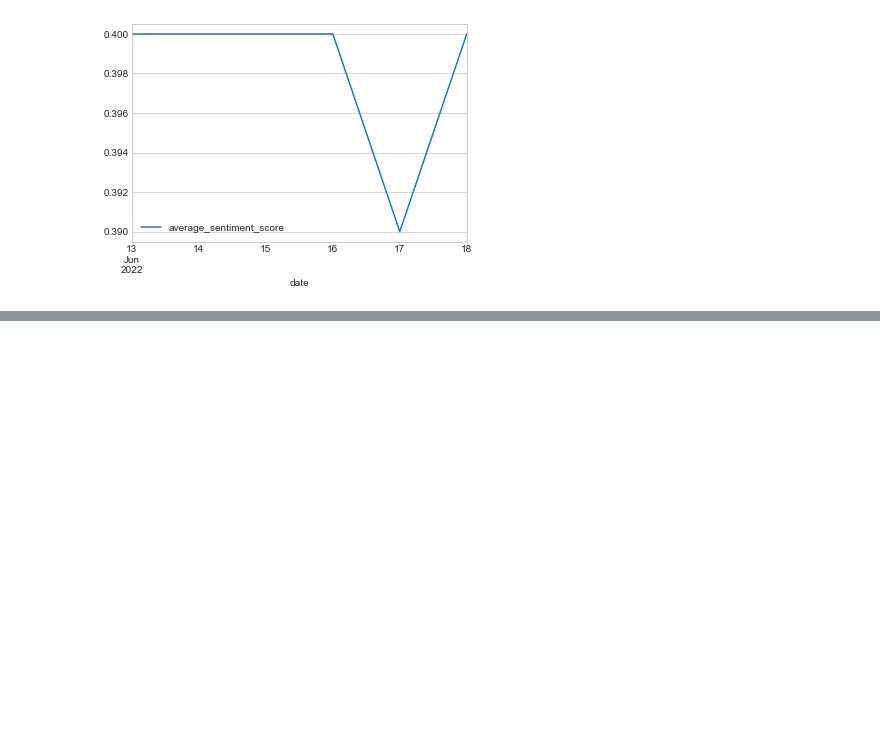
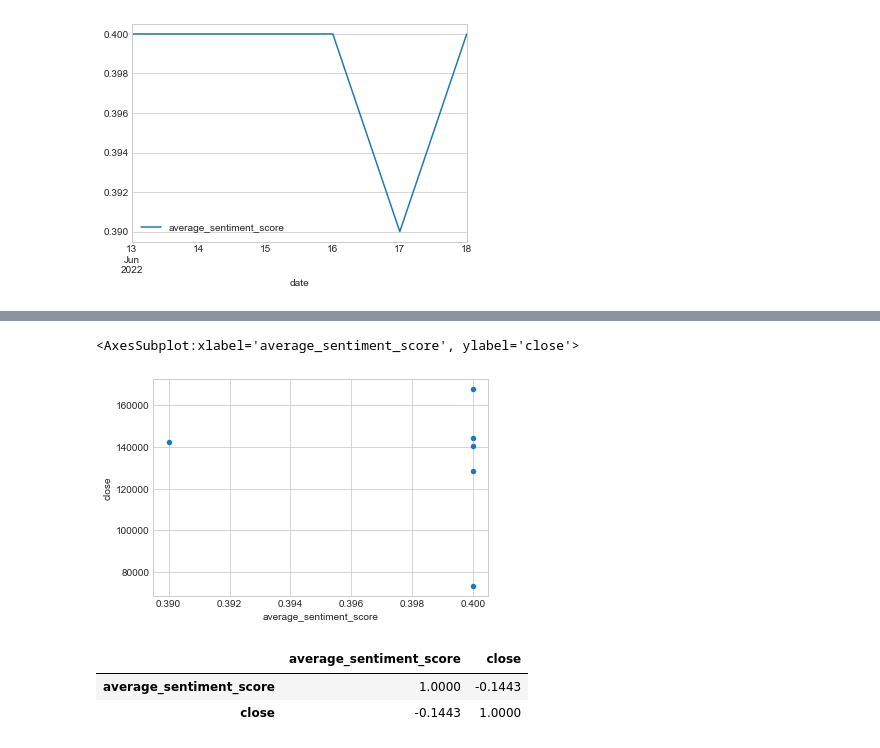
Before and after one commit to sameerlakhe/NFTSentimentAnalysis, a Jupyter notebook: NFTSentimentAnalysis.ipynb, the cells around one changed output, grey strips where cells are left out. Cells and saved outputs as stored; diff of their text form; code cells hidden in the pictures; blank space fills up the shorter version.

```diff
--- a/NFTSentimentAnalysis.ipynb
+++ b/NFTSentimentAnalysis.ipynb
@@ -1179,0 +1201,14 @@ average_sentiment_score_past_days_df.plot()
+# %%
+# Plot the relationship between the two variables
+combined_df.plot(kind="scatter", x="average_sentiment_score", y="close")
+# %% [output]
+<AxesSubplot:xlabel='average_sentiment_score', ylabel='close'>
+[figure, added]
+# %%
+# Calculate the correlation between each column
+correlation = combined_df.corr()
+correlation
+# %% [output]
+|  | average_sentiment_score | close |
+| average_sentiment_score | 1.0000 | -0.1443 |
+| close | -0.1443 | 1.0000 |
```
Also changed, not shown: parts of 5 cells of this notebook, 10 other files.
